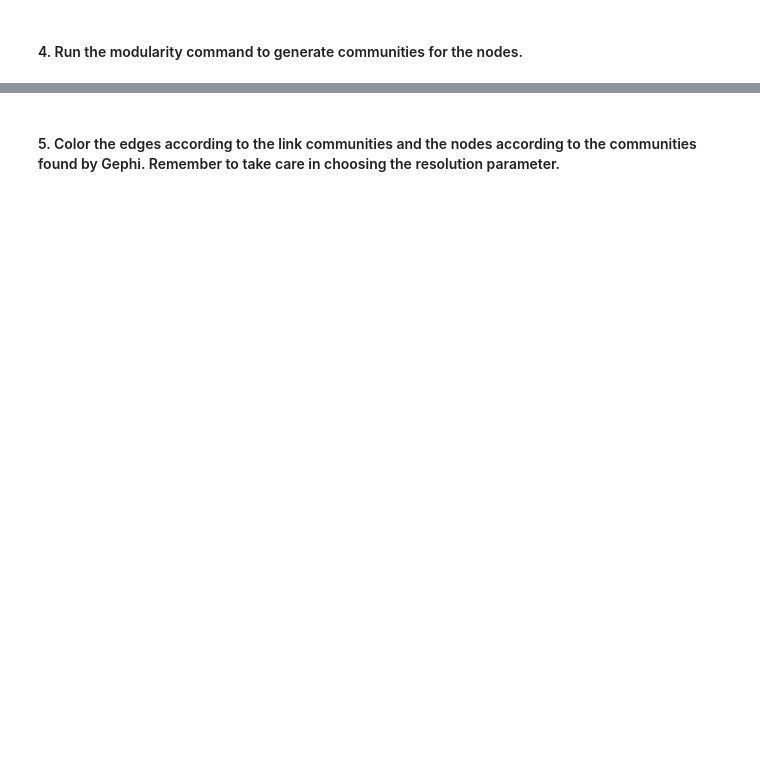
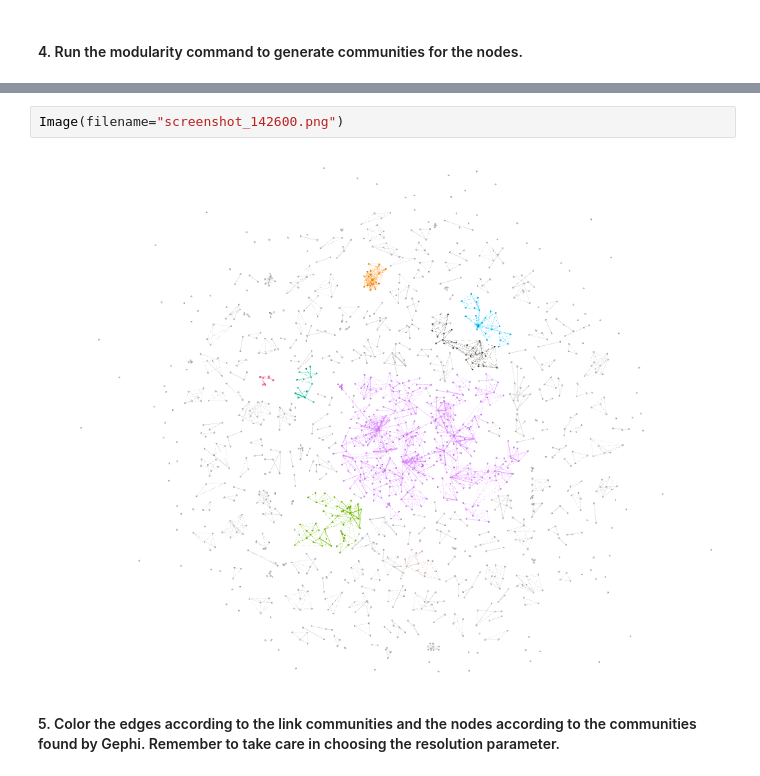
Before and after one commit to muftring/iu-netsci, a Jupyter notebook: week-08/w08_link-communities_uftring_michael.ipynb, the cells around one changed output, grey strips where cells are left out. Drawn from its saved outputs; the diff is of its cells as text; blank space fills up the shorter version.

```diff
--- a/week-08/w08_link-communities_uftring_michael.ipynb
+++ b/week-08/w08_link-communities_uftring_michael.ipynb
@@ -215,2 +232,6 @@ nx.write_gexf(graph, "network-science-collaboration-network.gexf")
+# %%
+Image(filename="screenshot_142600.png")
+# %% [output]
+[figure, added]
 # %% [markdown]
 #### 5. Color the edges according to the link communities and the nodes according to the communities found by Gephi. Remember to take care in choosing the resolution parameter.
```
Also changed, not shown: parts of 19 cells of this notebook, 5 other files.
